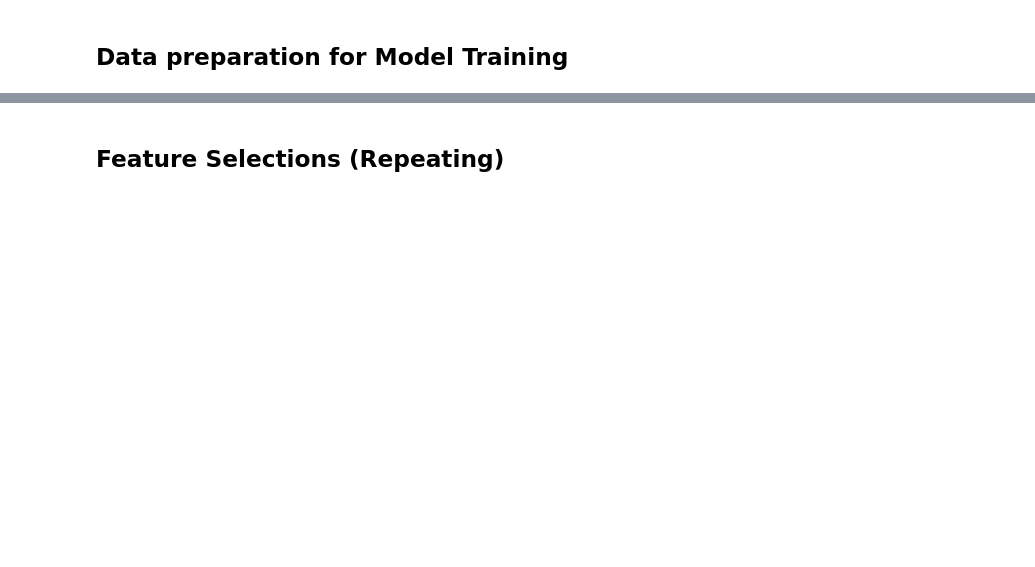
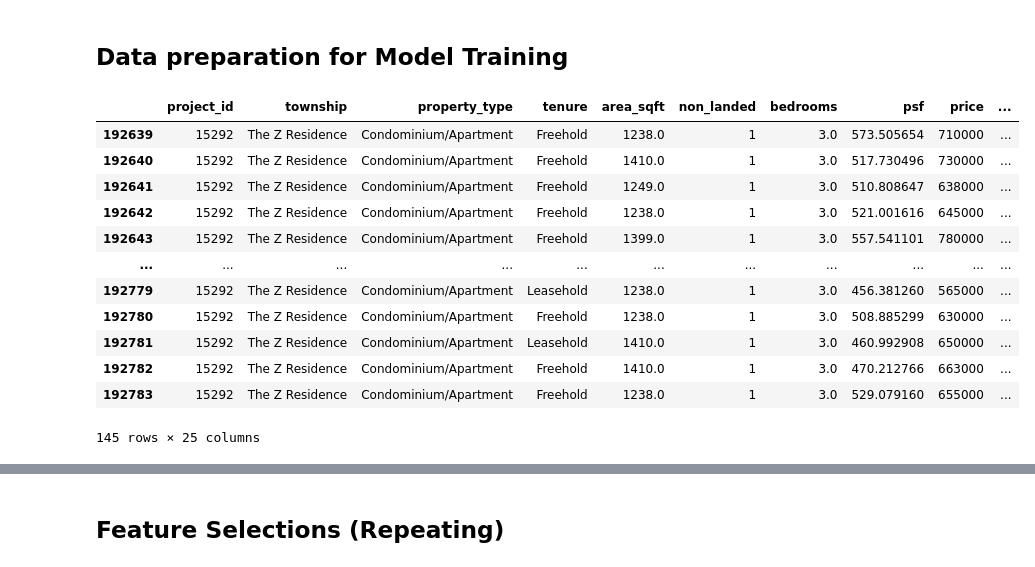
Before and after one commit to tangklrb/WQD7005, a Jupyter notebook: 10_Assignment_Milestone_4/Milestone 4 - Data Interpretation.ipynb, the cells around one changed output, grey strips where cells are left out. Drawn from its saved outputs; the diff is of its cells as text; code cells hidden in the pictures; blank space fills up the shorter version.

```diff
--- a/10_Assignment_Milestone_4/Milestone 4 - Data Interpretation.ipynb
+++ b/10_Assignment_Milestone_4/Milestone 4 - Data Interpretation.ipynb
@@ -23,6 +23,22 @@ transactions = transactions[transactions['year'] >= 2017]
 
 transactions['non_landed'] = transactions['non_landed'].astype('category')
 transactions['project_id'] = transactions['project_id'].astype('category')
+# %%
+transactions[transactions['project_id'] == 15292]
+# %% [output]
+|  | project_id | township | property_type | tenure | area_sqft | non_landed | bedrooms | psf | price | ... |
+| 192639 | 15292 | The Z Residence | Condominium/Apartment | Freehold | 1238.0 | 1 | 3.0 | 573.505654 | 710000 | ... |
+| 192640 | 15292 | The Z Residence | Condominium/Apartment | Freehold | 1410.0 | 1 | 3.0 | 517.730496 | 730000 | ... |
+| 192641 | 15292 | The Z Residence | Condominium/Apartment | Freehold | 1249.0 | 1 | 3.0 | 510.808647 | 638000 | ... |
+| 192642 | 15292 | The Z Residence | Condominium/Apartment | Freehold | 1238.0 | 1 | 3.0 | 521.001616 | 645000 | ... |
+| 192643 | 15292 | The Z Residence | Condominium/Apartment | Freehold | 1399.0 | 1 | 3.0 | 557.541101 | 780000 | ... |
+| ... | ... | ... | ... | ... | ... | ... | ... | ... | ... | ... |
+| 192779 | 15292 | The Z Residence | Condominium/Apartment | Leasehold | 1238.0 | 1 | 3.0 | 456.381260 | 565000 | ... |
+| 192780 | 15292 | The Z Residence | Condominium/Apartment | Freehold | 1238.0 | 1 | 3.0 | 508.885299 | 630000 | ... |
+| 192781 | 15292 | The Z Residence | Condominium/Apartment | Leasehold | 1410.0 | 1 | 3.0 | 460.992908 | 650000 | ... |
+| 192782 | 15292 | The Z Residence | Condominium/Apartment | Freehold | 1410.0 | 1 | 3.0 | 470.212766 | 663000 | ... |
+| 192783 | 15292 | The Z Residence | Condominium/Apartment | Freehold | 1238.0 | 1 | 3.0 | 529.079160 | 655000 | ... |
+145 rows × 25 columns
 # %%
 transactions.isna().sum()
 # %% [output]
```
Also changed, not shown: parts of 5 cells of this notebook, 8 other files.
